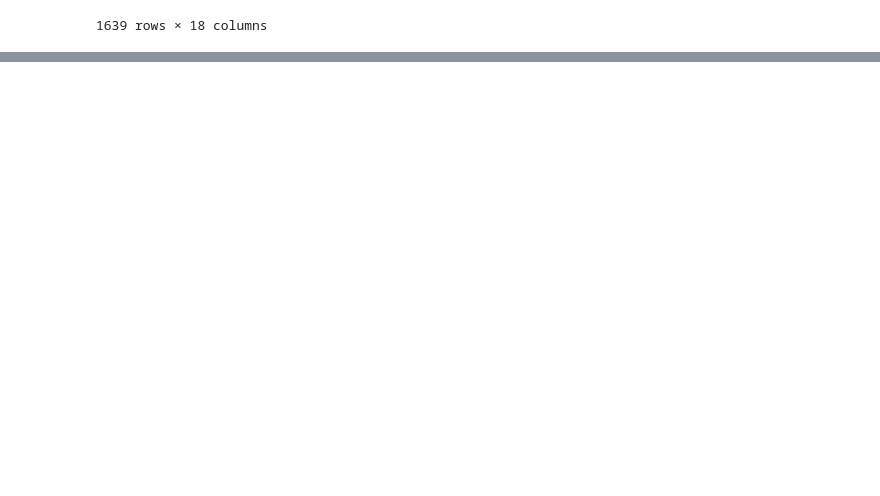
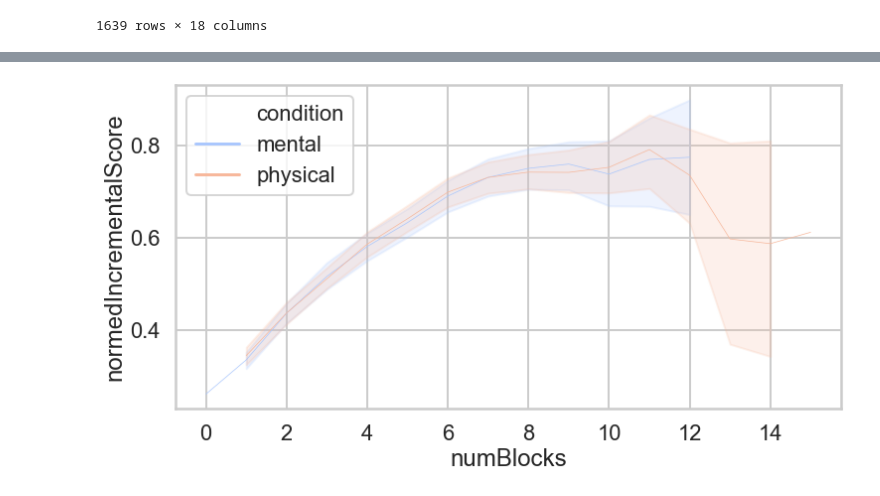
Before and after one commit to cogtoolslab/block_construction, a Jupyter notebook: analysis/will/basic_analyses.ipynb, the cells around one changed output, grey strips where cells are left out. Cells and saved outputs as stored; diff of their text form; code cells hidden in the pictures; blank space fills up the shorter version.

```diff
--- a/analysis/will/basic_analyses.ipynb
+++ b/analysis/will/basic_analyses.ipynb
@@ -220,0 +226,17 @@ ax = sns.lineplot(x="timePlaced", y="normedIncrementalScore", hue="condition", u
+# %%
+dfs['subject_trial'] = dfs['gameID'] + '_' + str(dfs['trialNum'])
+dfs['condition_number'] = np.where(dfs['condition']=='mental', 100, 2)
+dfs['condition_code'] = dfs['condition_number'] + dfs['trialNum']
+
+fig = plt.figure(figsize=(12,6))
+sns.set_context('poster')
+sns.set_style('whitegrid', {'legend.frameon':False})
+ax = sns.lineplot(x="numBlocks",
+                  y="normedIncrementalScore",
+                  hue='condition',
+                  estimator= np.mean,
+                  palette='coolwarm',
+                  lw=0.7,
+                  data=dfs)
+# %% [output]
+[figure, added]
```
Also changed, not shown: parts of 2 cells of this notebook.
